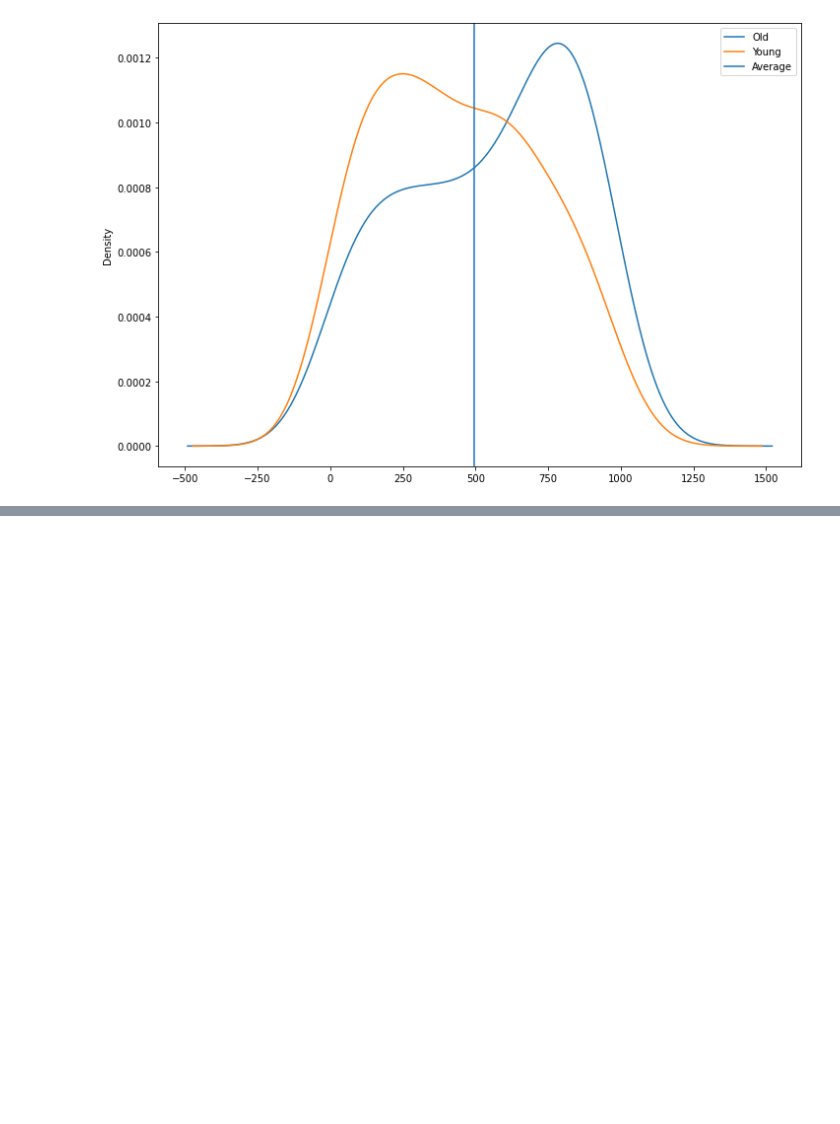
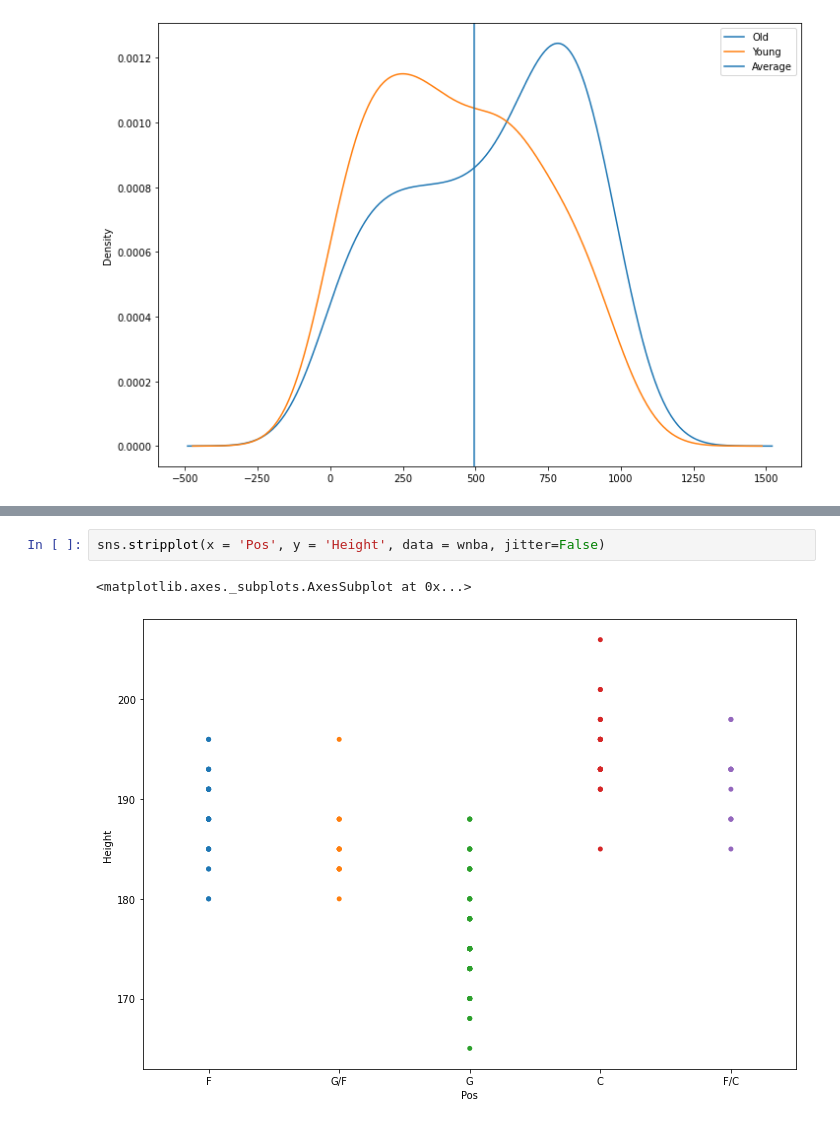
Before and after one commit to DerekShain/Statistics, a Jupyter notebook: comparing_frequency_distributions.ipynb, the cells around one changed output, grey strips where cells are left out. Cells and saved outputs as stored; diff of their text form; blank space fills up the shorter version.

```diff
--- a/comparing_frequency_distributions.ipynb
+++ b/comparing_frequency_distributions.ipynb
@@ -197,0 +226,5 @@ plt.show()
+# %%
+sns.stripplot(x = 'Pos', y = 'Height', data = wnba, jitter=False)
+# %% [output]
+<matplotlib.axes._subplots.AxesSubplot at 0x...>
+[figure, added]
```
Also changed, not shown: parts of 23 cells of this notebook, 1 other file.
